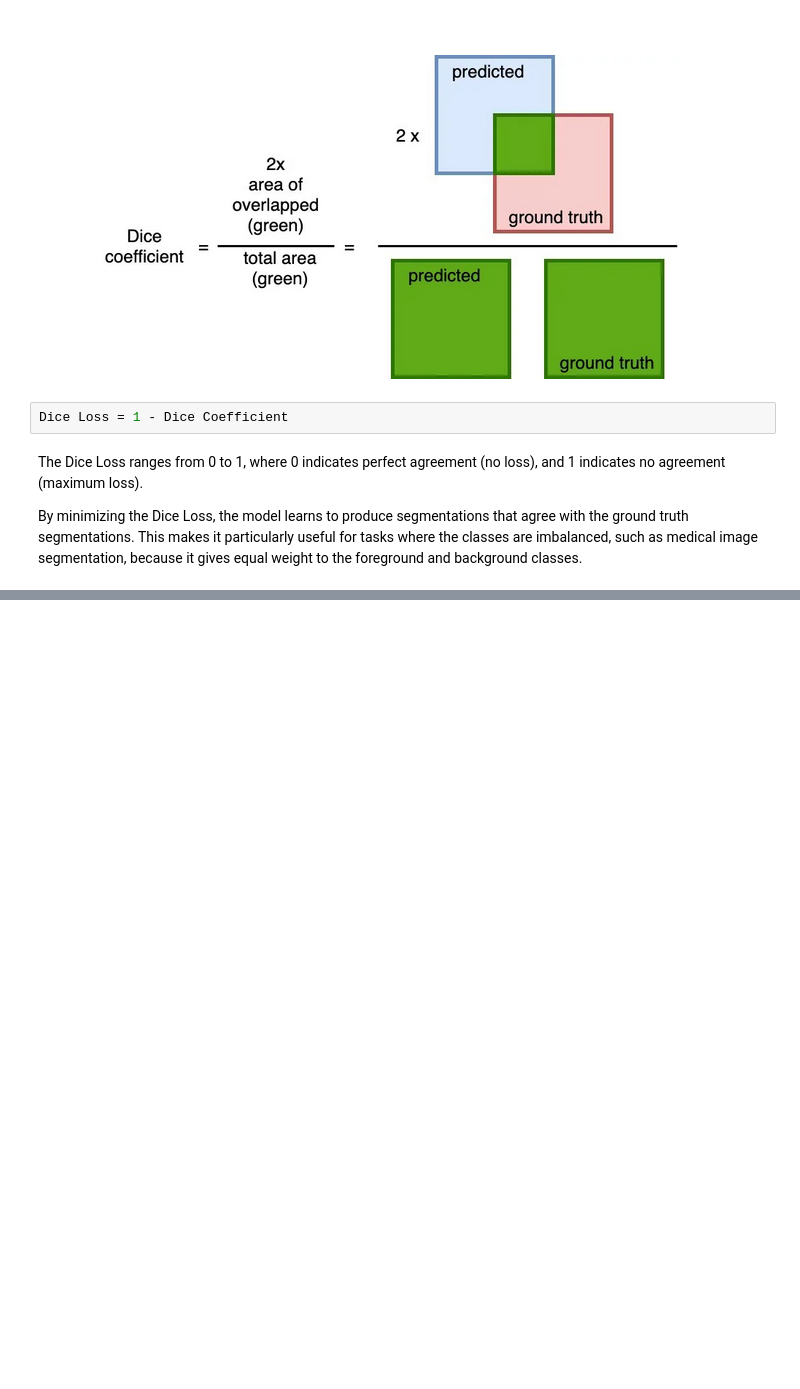
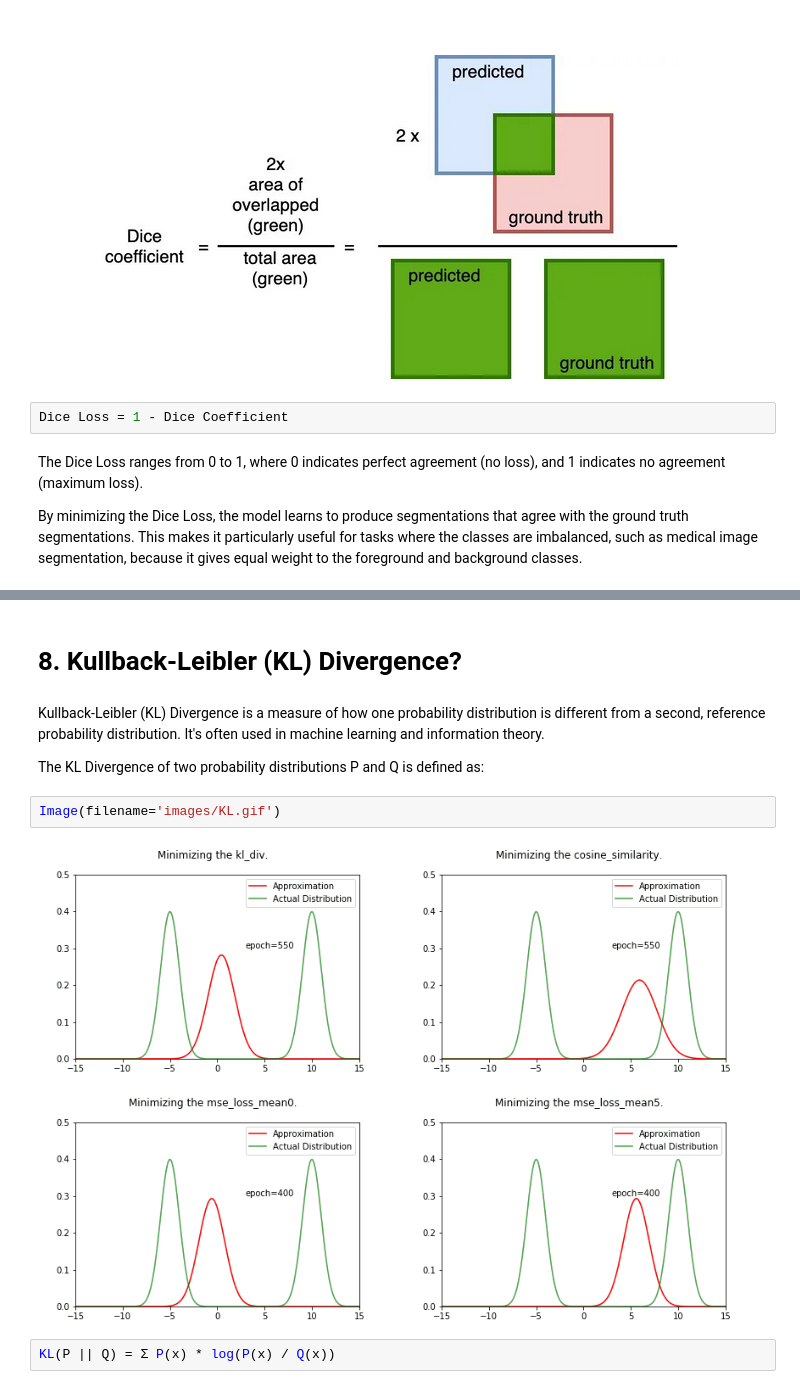
Before and after one commit to Ahmad10Raza/MindsForge-Unveiling-the-World-of-ML-Deep-Learning-and-Data, a Jupyter notebook: Machine Learnings/04. Cost Function/04. Other Cost Function.ipynb, the cells around one changed output, grey strips where cells are left out. Cells and saved outputs as stored; diff of their text form; blank space fills up the shorter version.

```diff
--- a/Machine Learnings/04. Cost Function/04. Other Cost Function.ipynb
+++ b/Machine Learnings/04. Cost Function/04. Other Cost Function.ipynb
@@ -125,0 +213,12 @@ By minimizing the Dice Loss, the model learns to produce segmentations that agre
+# %% [markdown]
+# 8. Kullback-Leibler (KL) Divergence?
+# %% [markdown]
+Kullback-Leibler (KL) Divergence is a measure of how one probability distribution is different from a second, reference probability distribution. It's often used in machine learning and information theory.
+
+The KL Divergence of two probability distributions P and Q is defined as:
+# %%
+Image(filename='images/KL.gif')
+# %% [output]
+[figure, added]
+# %%
+KL(P || Q) = Σ P(x) * log(P(x) / Q(x))
```
Also changed, not shown: parts of 23 cells of this notebook, 4 other files.
